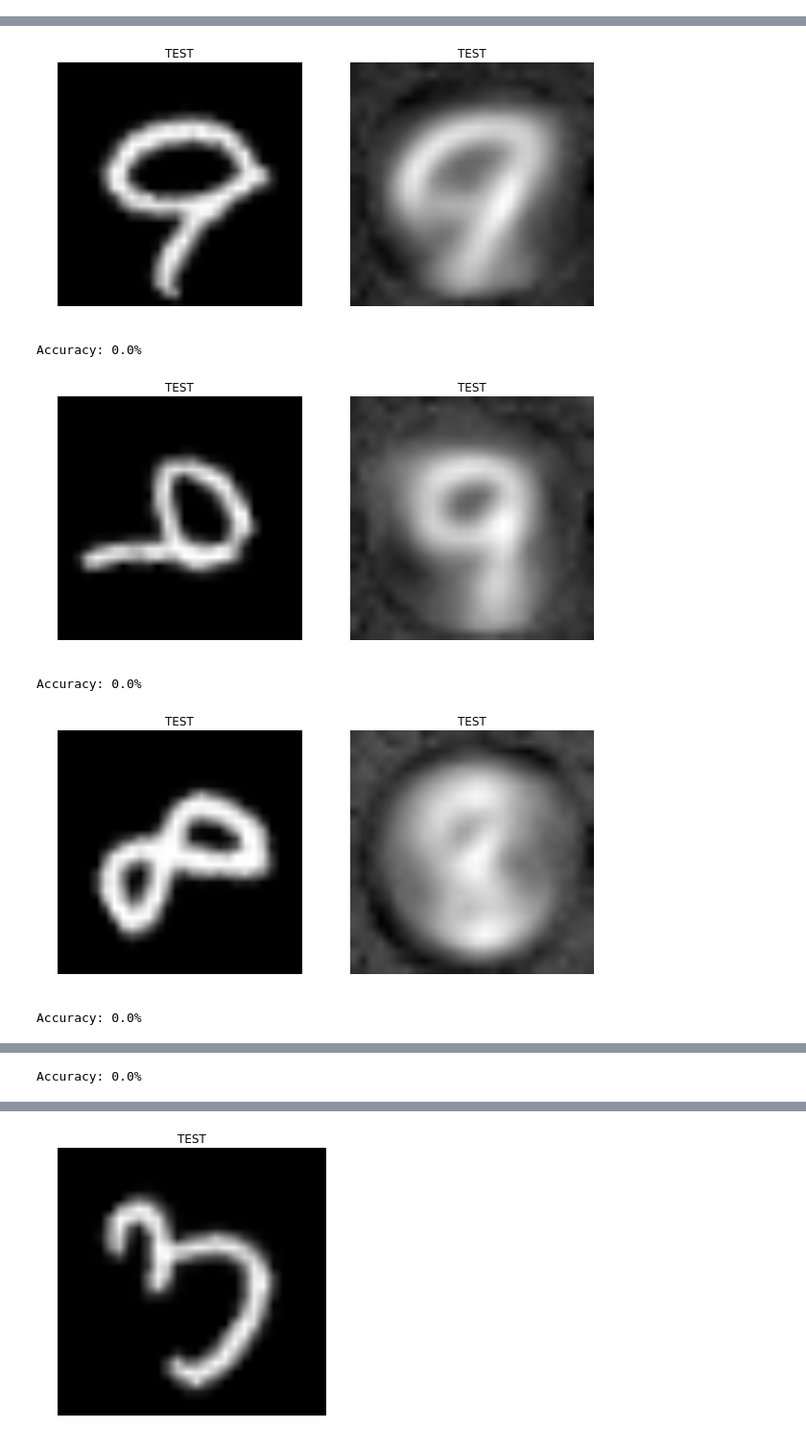
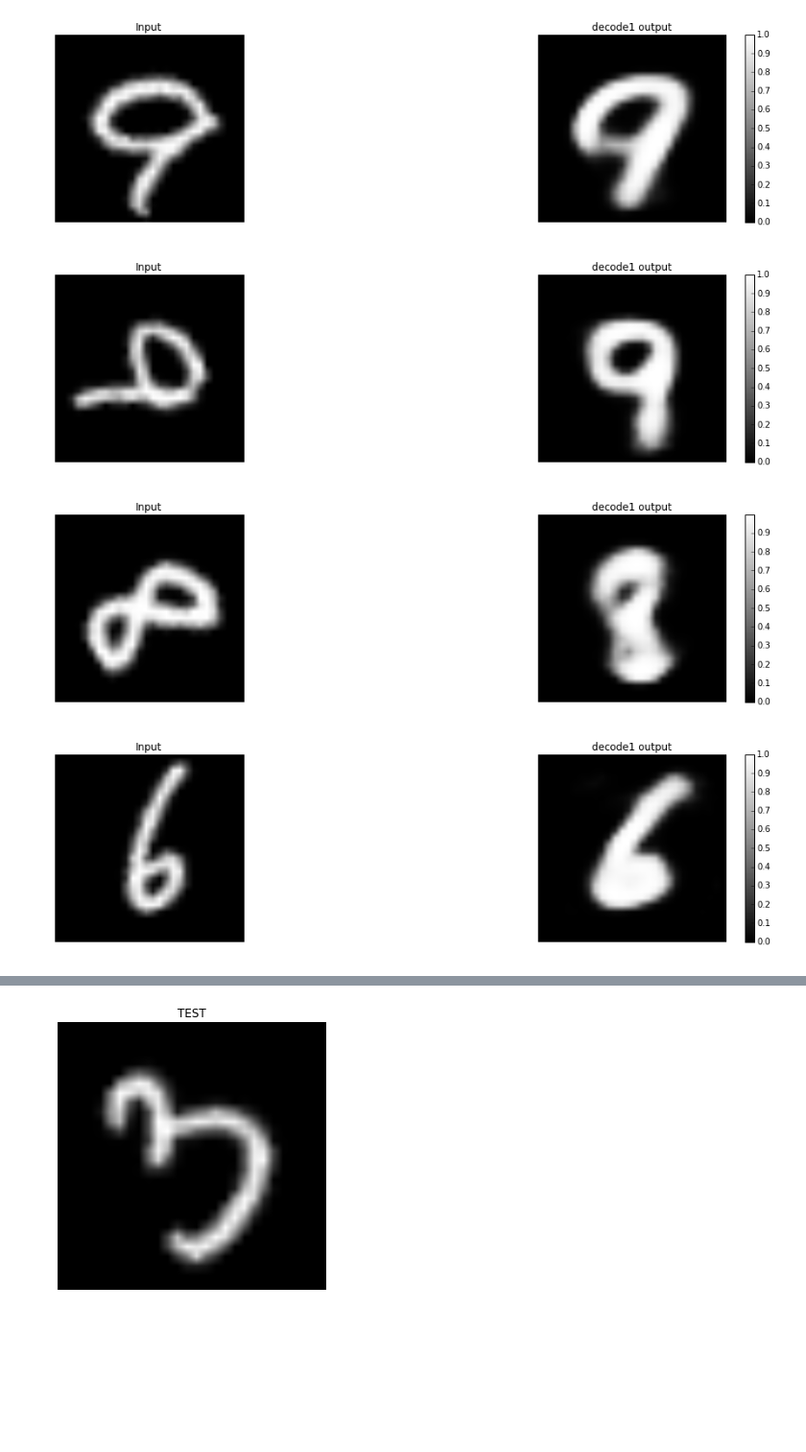
Before and after one commit to Kreiswolke/DeepInvariance, a Jupyter notebook: autoencoder/run_script.ipynb, the cells around one changed output, grey strips where cells are left out. Shown at 96% size. Saved outputs shown, nothing was run; the diff lists cells and outputs as text; code cells hidden in the pictures; blank space fills up the shorter version.

Commit message:
Tested Sigmoid

```diff
--- a/autoencoder/run_script.ipynb
+++ b/autoencoder/run_script.ipynb
@@ -42,6 +42,10 @@ if False:
 
 #/mnt/antares_raid/home/oliver/adhara/src/caffe/build/tools/caffe train -solver /mnt/antares_raid/home/oliver/Scripts/autoencoder_v2/autoencoder/autoencoder_net_solver.prototxt
 # %%
+import math
+
+def sigmoid(x):
+    return 1 / (1 + math.exp(-x))
 # Check weights
 
 proto = '/mnt/antares_raid/home/oliver/Scripts/autoencoder_v2/autoencoder/deploy_autoencoder_net.prototxt'
@@ -68,37 +72,42 @@ for key, value in lmdb_cursor:
 
     out = net.forward_all(data=np.asarray([image]))
     plabel = int(out['score'][0].argmax(axis=0))
 
     count = count + 1
     iscorrect = label == plabel
     correct = correct + (1 if iscorrect else 0)
     matrix[(label, plabel)] += 1
     labels_set.update([label, plabel])
 
     #if not iscorrect:
     #    print("\rError: key=%s, expected %i but predicted %i" \
     #            % (key, label, plabel))
 
-    sys.stdout.write("\rAccuracy: %.1f%%" % (100.*correct/count))
-    sys.stdout.flush()
+    #sys.stdout.write("\rAccuracy: %.1f%%" % (100.*correct/count))
+    #sys.stdout.flush()
 
-    plt.figure(figsize=(10,5))
+    plt.figure(figsize=(18,4))
     plt.subplot(1,2,1)
     plt.imshow(image.reshape(28, 28).T, cmap='gray'); plt.axis('off')
-    plt.title('TEST')
+    plt.title('Input')
     plt.subplot(1,2,2)
-    plt.imshow(out['decode1'].reshape(28, 28).T, cmap='gray'); plt.axis('off')
-    plt.title('TEST')
+    plt.imshow(np.array([sigmoid(a) for a  in out['decode1'].squeeze()]).reshape(28, 28).T, cmap='gray'); plt.axis('off')
+    plt.title('decode1 output')
+    plt.colorbar()
     plt.show()
 
     if count == 5:
         break
-print(str(correct) + " out of " + str(count) + " were classified correctly")
+#print(str(correct) + " out of " + str(count) + " were classified correctly")
 
 print ""
 print "Confusion matrix:"
 print "(r , p) | count"
 for l in labels_set:
     for pl in labels_set:
         print "(%i , %i) | %i" % (l, pl, matrix[(l,pl)])
 # %% [output]
+[figure, new version]
+[figure, new version]
+[figure, new version]
+[figure, new version]
@@ -106,6 +131,0 @@ Accuracy: 0.0%
-[figure, old version]
-Accuracy: 0.0%
-[figure, old version]
-Accuracy: 0.0%
-[figure, old version]
-Accuracy: 0.0%
@@ -113 +131,0 @@ Accuracy: 0.0%
-Accuracy: 0.0%
```
Also changed, not shown: parts of 3 cells of this notebook.
